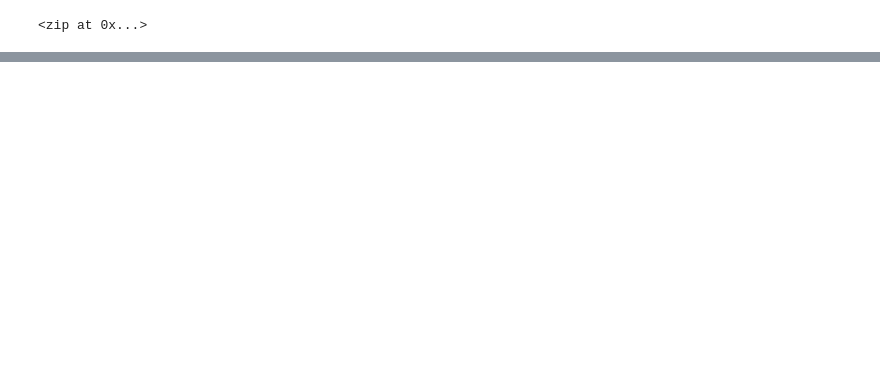
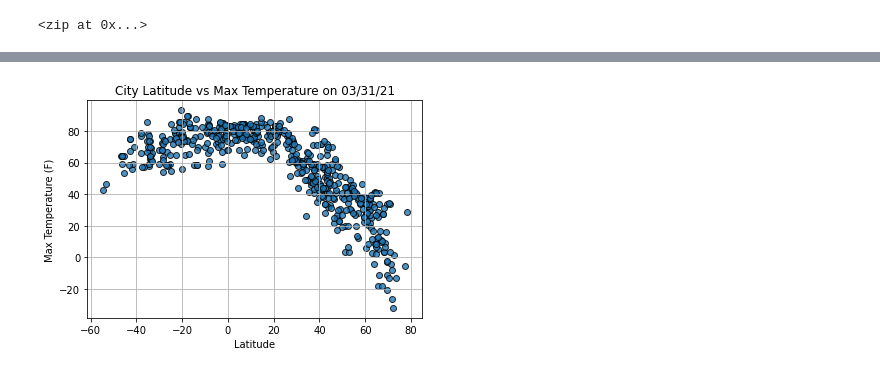
Before and after one commit to yazhcodes/World_Weather_Analysis, a Jupyter notebook: Course Work/WeatherPy.ipynb, the cells around one changed output, grey strips where cells are left out. Saved outputs shown, nothing was run; the diff lists cells and outputs as text; code cells hidden in the pictures; blank space fills up the shorter version.

Commit message:
Scatter plots

```diff
--- a/Course Work/WeatherPy.ipynb
+++ b/Course Work/WeatherPy.ipynb
@@ -125,3 +127,19 @@ weather_df
 # %%
 output_file_path = "../Resources/cities_weather_data.csv"
 weather_df.to_csv(output_file_path,index_label="City_ID")
+# %%
+# Latitude vs Max Temperature
+plt.scatter(
+    x = weather_df['Lat'],
+    y = weather_df['Max Temp'],
+    alpha = 0.8,
+    edgecolor = 'black',
+    linewidths = 1
+)
+plt.title('City Latitude vs Max Temperature on ' + time.strftime('%x'))
+plt.xlabel('Latitude')
+plt.ylabel('Max Temperature (F)')
+plt.grid()
+plt.savefig('../Resources/Fig1.png')
+# %% [output]
+[figure, added]
```
Also changed, not shown: parts of 8 cells of this notebook, 5 other files.
